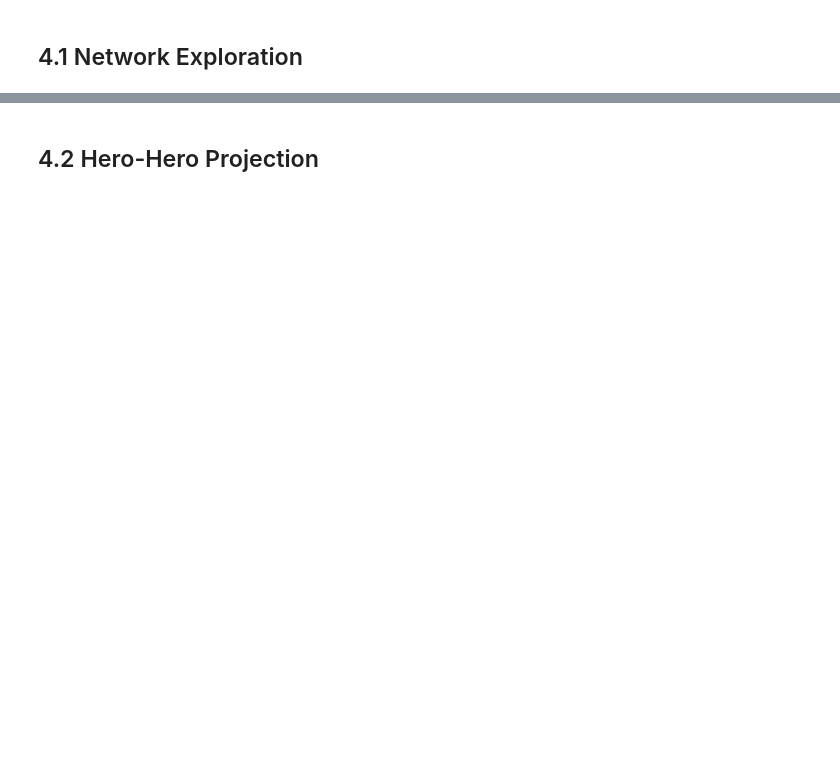
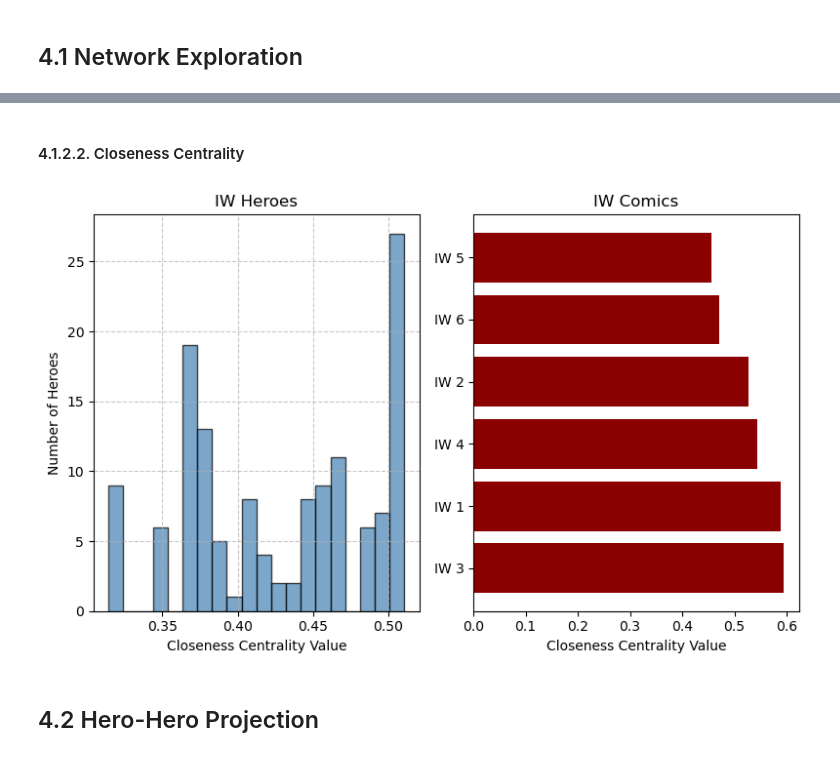
Before and after one commit to Konpyuuta/social-media-analytics, a Jupyter notebook: final_marvel_project.ipynb, the cells around one changed output, grey strips where cells are left out. Cells and saved outputs as stored; diff of their text form; code cells hidden in the pictures; blank space fills up the shorter version.

```diff
--- a/final_marvel_project.ipynb
+++ b/final_marvel_project.ipynb
@@ -755,3 +850,45 @@ plt.show()
+# %% [markdown]
+#### 4.1.2.2. Closeness Centrality
+# %%
+# Compute closeness centrality on the subgraph
+closeness = nx.closeness_centrality(iw_subgraph)
+
+# Separate by type
+comic_closeness = {n: c for n, c in closeness.items() if iw_subgraph.nodes[n].get('bipartite') == 0}
+hero_closeness = {n: c for n, c in closeness.items() if iw_subgraph.nodes[n].get('bipartite') == 1}
+
+# Get top most central comics by closeness
+top_comics_by_closeness = sorted(comic_closeness.items(), key=lambda x: x[1], reverse=True)[:6]
+
+# Get top most central heroes by closeness
+top_heroes_by_closeness = sorted(hero_closeness.items(), key=lambda x: x[1], reverse=True)[:10]
+# %%
+#Visualisation of Closeness Centrality
+fig, axes = plt.subplots(1, 2, figsize=(8, 5))
+
+# Heroes
+closeness_values = list(hero_closeness.values())
+axes[0].hist(closeness_values, bins=20, color='steelblue', alpha=0.7, edgecolor='black')
+axes[0].set_title('IW Heroes')
+axes[0].set_xlabel('Closeness Centrality Value')
+axes[0].set_ylabel('Number of Heroes')
+axes[0].grid(True, linestyle='--', alpha=0.7)
+
+
+# Comics
+axes[1].barh(
+    [n for n, _ in reversed(top_comics_by_closeness)],
+    [c for _, c in reversed(top_comics_by_closeness)],
+    color='darkred'
+)
+axes[1].set_title('IW Comics')
+axes[1].set_xlabel('Closeness Centrality Value')
+axes[1].invert_yaxis()
+
+plt.tight_layout()
+plt.show()
+# %% [output]
+[figure, added]
 # %% [markdown]
 ## 4.2 Hero-Hero Projection
 # %%
```
Also changed, not shown: parts of 42 cells of this notebook, 8 other files.
